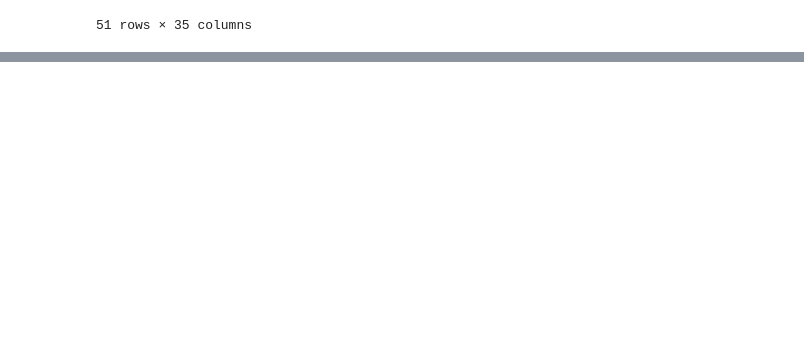
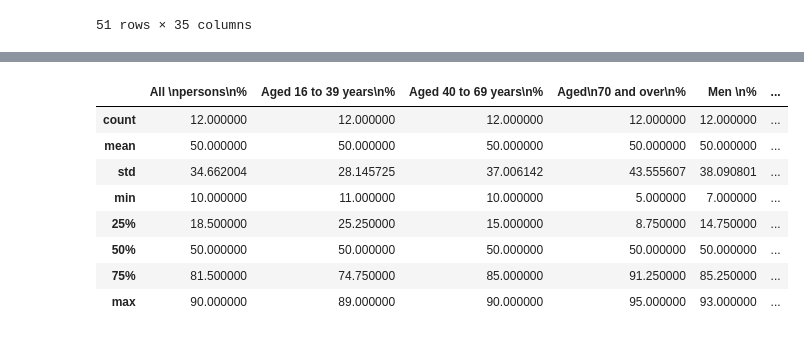
Before and after one commit to NabilahYK/PROGRAMMING-EXAM2, a Jupyter notebook: ProgrammingExam2.ipynb, the cells around one changed output, grey strips where cells are left out. Cells and saved outputs as stored; diff of their text form; code cells hidden in the pictures; blank space fills up the shorter version.

```diff
--- a/ProgrammingExam2.ipynb
+++ b/ProgrammingExam2.ipynb
@@ -38,3 +38,9 @@ df1
 | 49 | Weighted count | 51943266 | 19380878 | 23744434 | 8817953 | 25425855 | 26517411 | ... |
 | 50 | Sample size | 3530 | 280 | 2030 | 1210 | 1630 | 1900 | ... |
 51 rows × 35 columns
+# %%
+#get one table from the sheet
+df2 = pd.read_excel ("/content/drive/MyDrive/referencetablescoldepressionfinal0612.xlsx", header=[0], index_col=[0])
+df2 = pd.read_excel("/content/drive/MyDrive/referencetablescoldepressionfinal0612.xlsx",sheet_name="1.1", index_col = None,
+              skiprows = 12, nrows=19, usecols = 'A:L')
+df2
@@ -40,0 +91,13 @@ df1
+# %%
+#check dataset
+df2.describe()
+# %% [output]
+|  | All \npersons\n% | Aged 16 to 39 years\n% | Aged 40 to 69 years\n% | Aged\n70 and over\n% | Men \n% | ... |
+| count | 12.000000 | 12.000000 | 12.000000 | 12.000000 | 12.000000 | ... |
+| mean | 50.000000 | 50.000000 | 50.000000 | 50.000000 | 50.000000 | ... |
+| std | 34.662004 | 28.145725 | 37.006142 | 43.555607 | 38.090801 | ... |
+| min | 10.000000 | 11.000000 | 10.000000 | 5.000000 | 7.000000 | ... |
+| 25% | 18.500000 | 25.250000 | 15.000000 | 8.750000 | 14.750000 | ... |
+| 50% | 50.000000 | 50.000000 | 50.000000 | 50.000000 | 50.000000 | ... |
+| 75% | 81.500000 | 74.750000 | 85.000000 | 91.250000 | 85.250000 | ... |
+| max | 90.000000 | 89.000000 | 90.000000 | 95.000000 | 93.000000 | ... |
```
Also changed, not shown: parts of 4 cells of this notebook.
